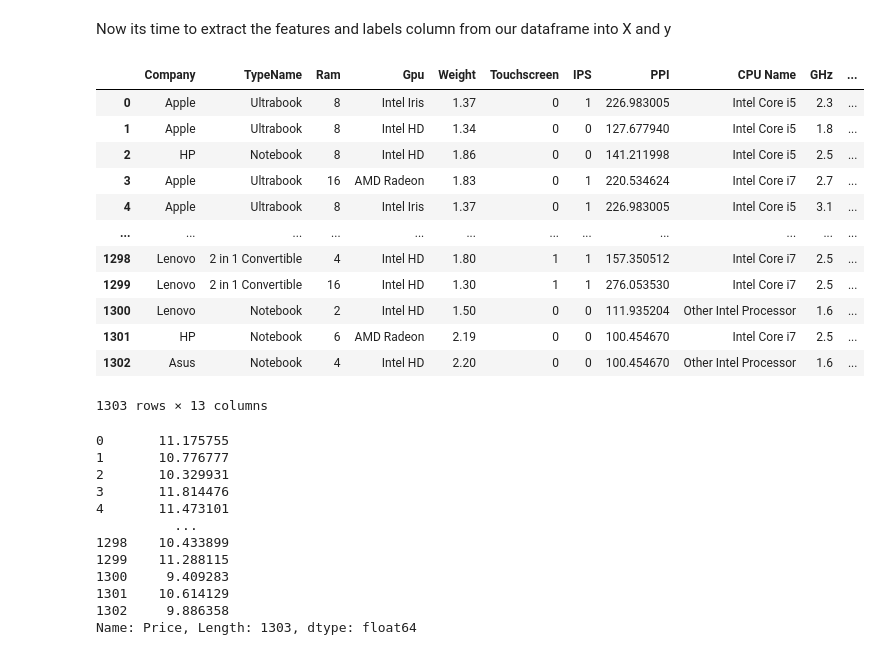
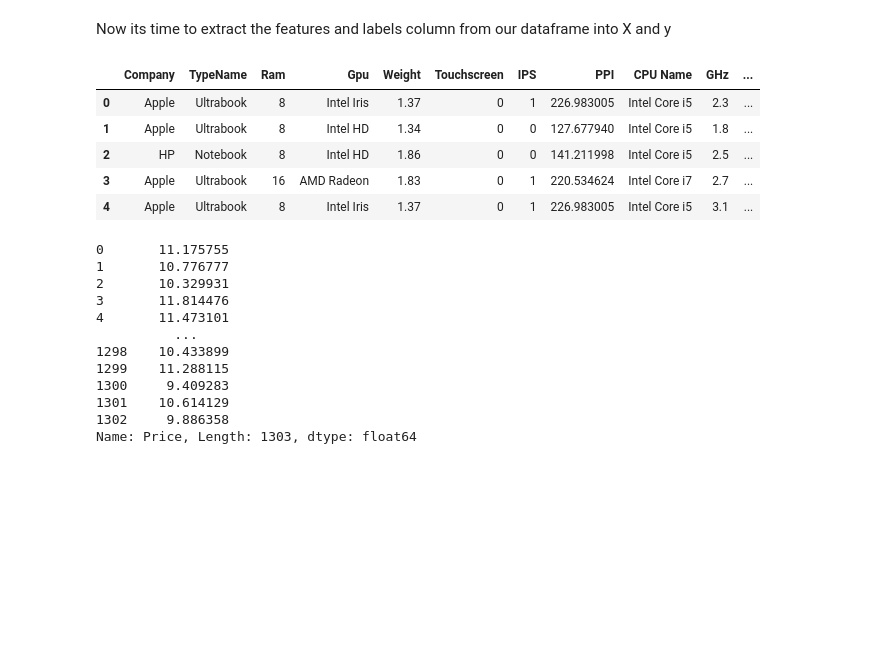
Before and after one commit to M-Awwab-Khan/lp-price-prediction-and-recommendation, a Jupyter notebook: lpp.ipynb, the cells around one changed output. Drawn from its saved outputs; the diff is of its cells as text; code cells hidden in the pictures; blank space fills up the shorter version.

```diff
--- a/lpp.ipynb
+++ b/lpp.ipynb
@@ -700,21 +700,14 @@ Now its time to extract the features and labels column from our dataframe into X
 X = df.drop(columns=['Price'])
 y = np.log(df['Price'])
 # %%
-X
+X.head()
 # %% [output]
 |  | Company | TypeName | Ram | Gpu | Weight | Touchscreen | IPS | PPI | CPU Name | GHz | ... |
 | 0 | Apple | Ultrabook | 8 | Intel Iris | 1.37 | 0 | 1 | 226.983005 | Intel Core i5 | 2.3 | ... |
 | 1 | Apple | Ultrabook | 8 | Intel HD | 1.34 | 0 | 0 | 127.677940 | Intel Core i5 | 1.8 | ... |
 | 2 | HP | Notebook | 8 | Intel HD | 1.86 | 0 | 0 | 141.211998 | Intel Core i5 | 2.5 | ... |
 | 3 | Apple | Ultrabook | 16 | AMD Radeon | 1.83 | 0 | 1 | 220.534624 | Intel Core i7 | 2.7 | ... |
 | 4 | Apple | Ultrabook | 8 | Intel Iris | 1.37 | 0 | 1 | 226.983005 | Intel Core i5 | 3.1 | ... |
-| ... | ... | ... | ... | ... | ... | ... | ... | ... | ... | ... | ... |
-| 1298 | Lenovo | 2 in 1 Convertible | 4 | Intel HD | 1.80 | 1 | 1 | 157.350512 | Intel Core i7 | 2.5 | ... |
-| 1299 | Lenovo | 2 in 1 Convertible | 16 | Intel HD | 1.30 | 1 | 1 | 276.053530 | Intel Core i7 | 2.5 | ... |
-| 1300 | Lenovo | Notebook | 2 | Intel HD | 1.50 | 0 | 0 | 111.935204 | Other Intel Processor | 1.6 | ... |
-| 1301 | HP | Notebook | 6 | AMD Radeon | 2.19 | 0 | 0 | 100.454670 | Intel Core i7 | 2.5 | ... |
-| 1302 | Asus | Notebook | 4 | Intel HD | 2.20 | 0 | 0 | 100.454670 | Other Intel Processor | 1.6 | ... |
-1303 rows × 13 columns
 # %%
 y
 # %% [output]
```
Also changed, not shown: parts of 21 cells of this notebook.
